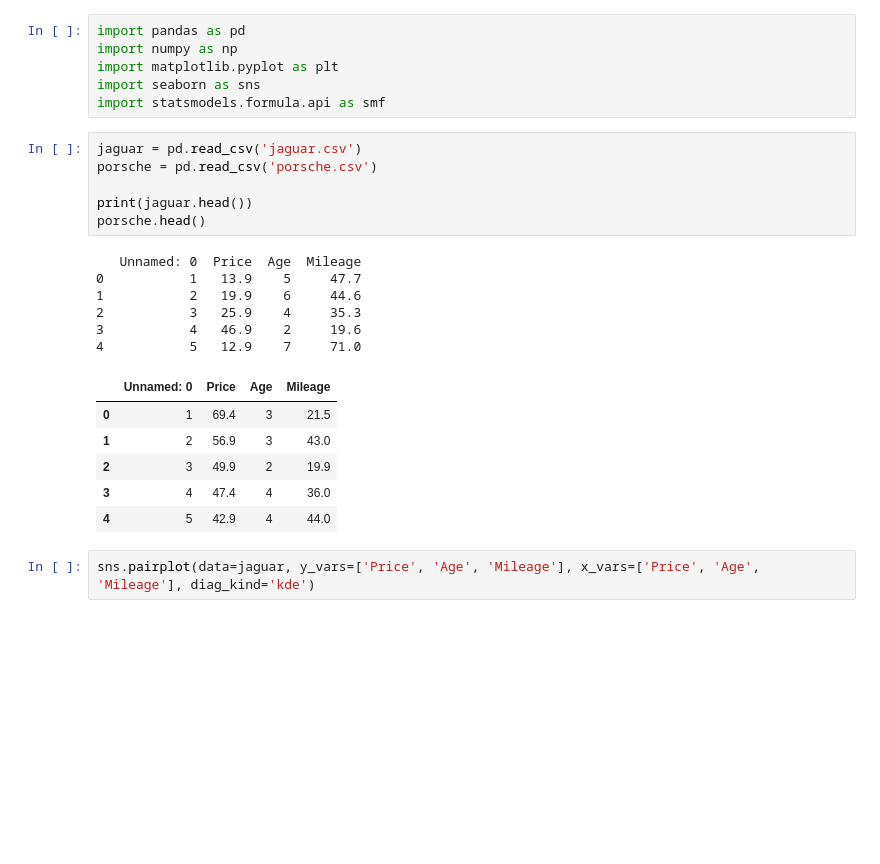
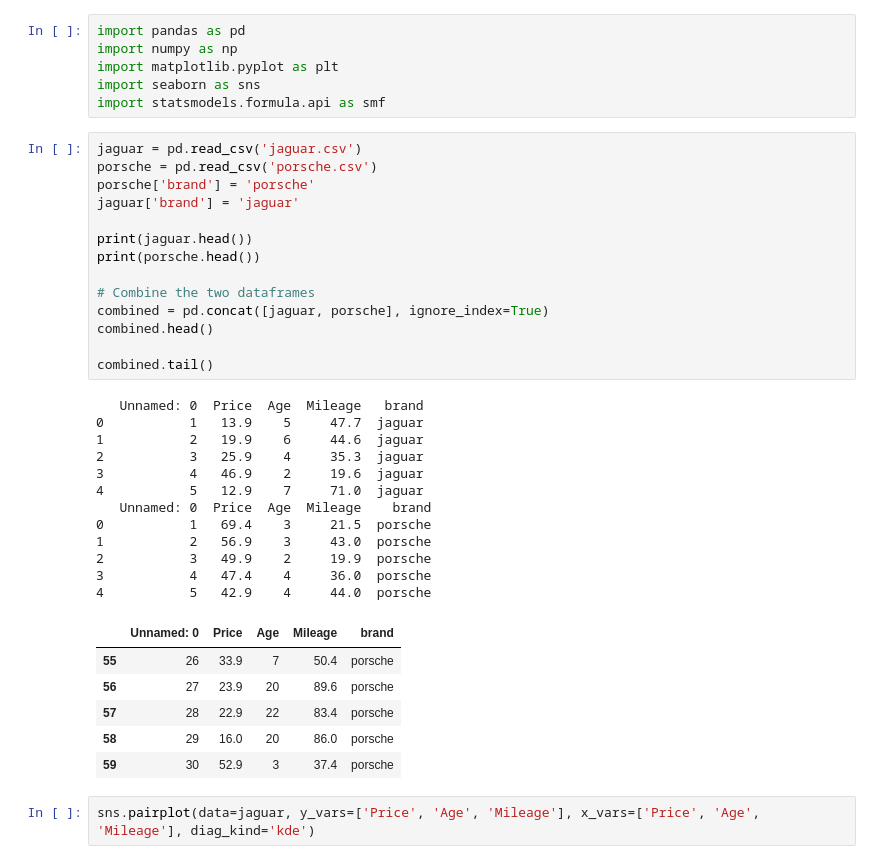
Before and after one commit to frkrbltn/MachineLearning, a Jupyter notebook: machine_learning.ipynb, the cells around one changed output. Drawn from its saved outputs; the diff is of its cells as text; blank space fills up the shorter version.

```diff
--- a/machine_learning.ipynb
+++ b/machine_learning.ipynb
@@ -12,22 +12,36 @@ import statsmodels.formula.api as smf
 # %%
 jaguar = pd.read_csv('jaguar.csv')
 porsche = pd.read_csv('porsche.csv')
+porsche['brand'] = 'porsche'
+jaguar['brand'] = 'jaguar'
 
 print(jaguar.head())
-porsche.head()
+print(porsche.head())
+
+# Combine the two dataframes
+combined = pd.concat([jaguar, porsche], ignore_index=True)
+combined.head()
+
+combined.tail()
 # %% [output]
-   Unnamed: 0  Price  Age  Mileage
-0           1   13.9    5     47.7
-1           2   19.9    6     44.6
-2           3   25.9    4     35.3
-3           4   46.9    2     19.6
-4           5   12.9    7     71.0
+   Unnamed: 0  Price  Age  Mileage   brand
+0           1   13.9    5     47.7  jaguar
+1           2   19.9    6     44.6  jaguar
+2           3   25.9    4     35.3  jaguar
+3           4   46.9    2     19.6  jaguar
+4           5   12.9    7     71.0  jaguar
+   Unnamed: 0  Price  Age  Mileage    brand
+0           1   69.4    3     21.5  porsche
+1           2   56.9    3     43.0  porsche
+2           3   49.9    2     19.9  porsche
+3           4   47.4    4     36.0  porsche
+4           5   42.9    4     44.0  porsche
-|  | Unnamed: 0 | Price | Age | Mileage |
-| 0 | 1 | 69.4 | 3 | 21.5 |
-| 1 | 2 | 56.9 | 3 | 43.0 |
-| 2 | 3 | 49.9 | 2 | 19.9 |
-| 3 | 4 | 47.4 | 4 | 36.0 |
-| 4 | 5 | 42.9 | 4 | 44.0 |
+|  | Unnamed: 0 | Price | Age | Mileage | brand |
+| 55 | 26 | 33.9 | 7 | 50.4 | porsche |
+| 56 | 27 | 23.9 | 20 | 89.6 | porsche |
+| 57 | 28 | 22.9 | 22 | 83.4 | porsche |
+| 58 | 29 | 16.0 | 20 | 86.0 | porsche |
+| 59 | 30 | 52.9 | 3 | 37.4 | porsche |
 # %%
 sns.pairplot(data=jaguar, y_vars=['Price', 'Age', 'Mileage'], x_vars=['Price', 'Age', 'Mileage'], diag_kind='kde')
 # %% [output]
```
Also changed, not shown: parts of 20 cells of this notebook, 1 other file.
